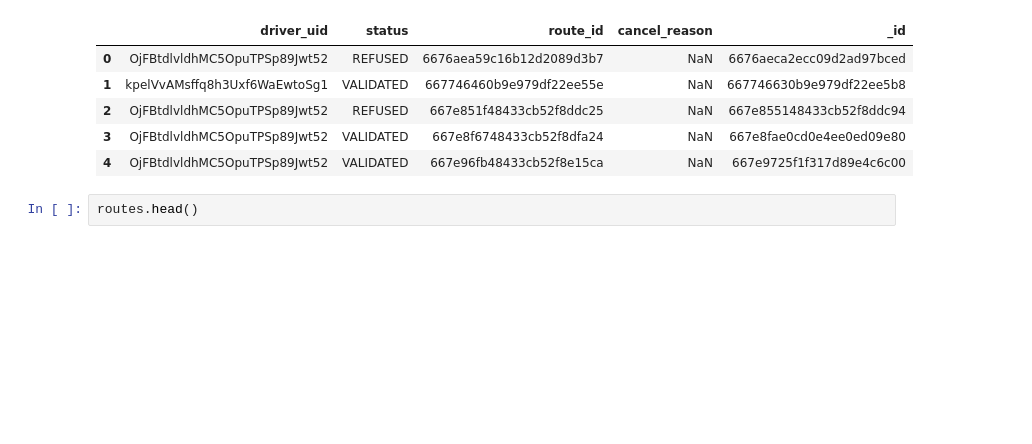
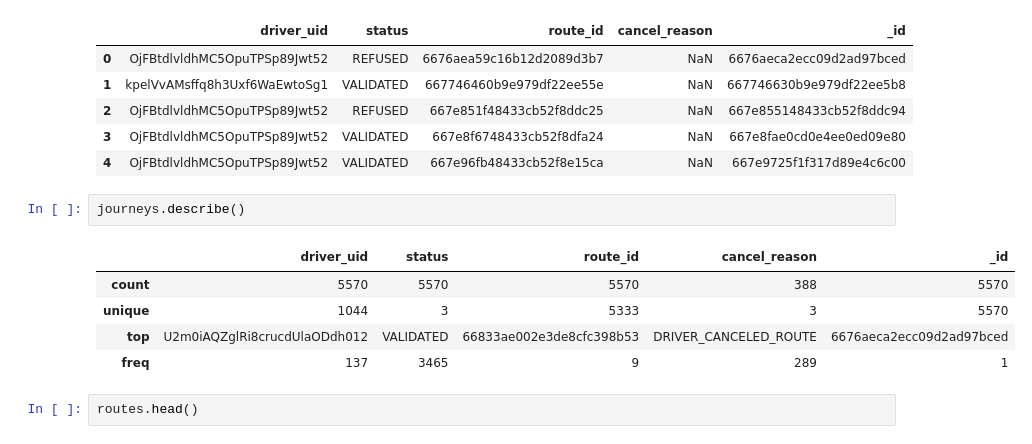
Before and after one commit to sokah2412/practical-case-AE-20250118, a Jupyter notebook: sandbox.ipynb, the cells around one changed output. Cells and saved outputs as stored; diff of their text form; blank space fills up the shorter version.

```diff
--- a/sandbox.ipynb
+++ b/sandbox.ipynb
@@ -22,6 +30,14 @@ journeys.head()
 | 2 | OjFBtdlvldhMC5OpuTPSp89Jwt52 | REFUSED | 667e851f48433cb52f8ddc25 | NaN | 667e855148433cb52f8ddc94 |
 | 3 | OjFBtdlvldhMC5OpuTPSp89Jwt52 | VALIDATED | 667e8f6748433cb52f8dfa24 | NaN | 667e8fae0cd0e4ee0ed09e80 |
 | 4 | OjFBtdlvldhMC5OpuTPSp89Jwt52 | VALIDATED | 667e96fb48433cb52f8e15ca | NaN | 667e9725f1f317d89e4c6c00 |
+# %%
+journeys.describe()
+# %% [output]
+|  | driver_uid | status | route_id | cancel_reason | _id |
+| count | 5570 | 5570 | 5570 | 388 | 5570 |
+| unique | 1044 | 3 | 5333 | 3 | 5570 |
+| top | U2m0iAQZglRi8crucdUlaODdh012 | VALIDATED | 66833ae002e3de8cfc398b53 | DRIVER_CANCELED_ROUTE | 6676aeca2ecc09d2ad97bced |
+| freq | 137 | 3465 | 9 | 289 | 1 |
 # %%
 routes.head()
 # %% [output]
```
Also changed, not shown: parts of 2 cells of this notebook, 1 other file.
